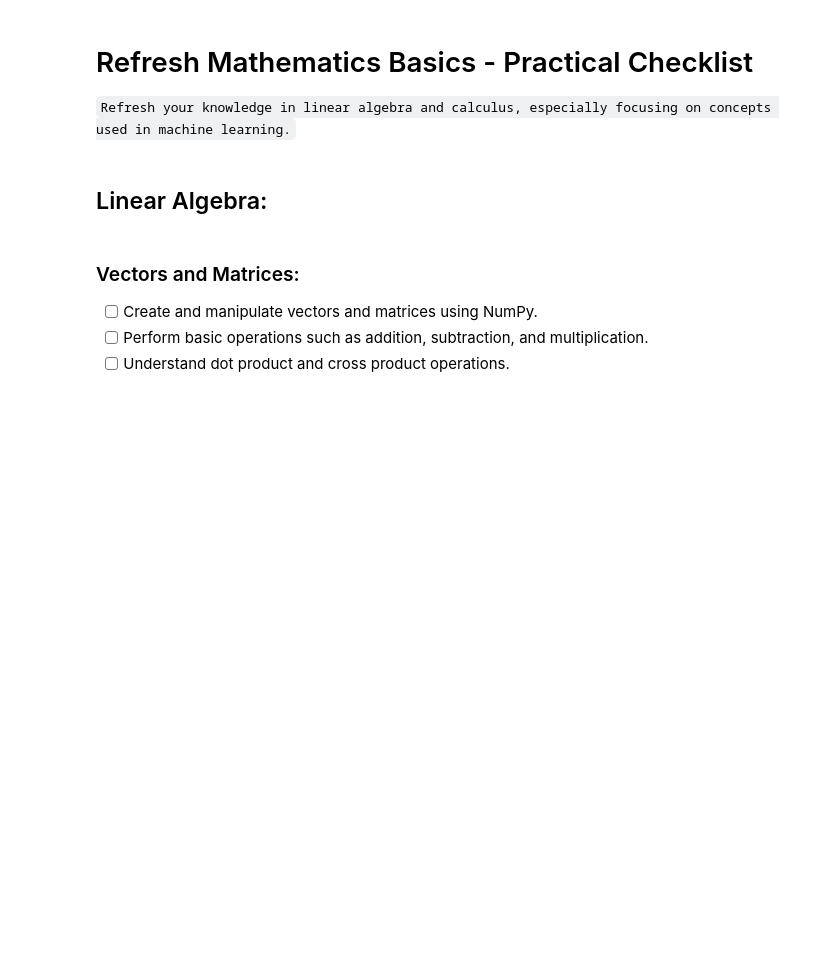
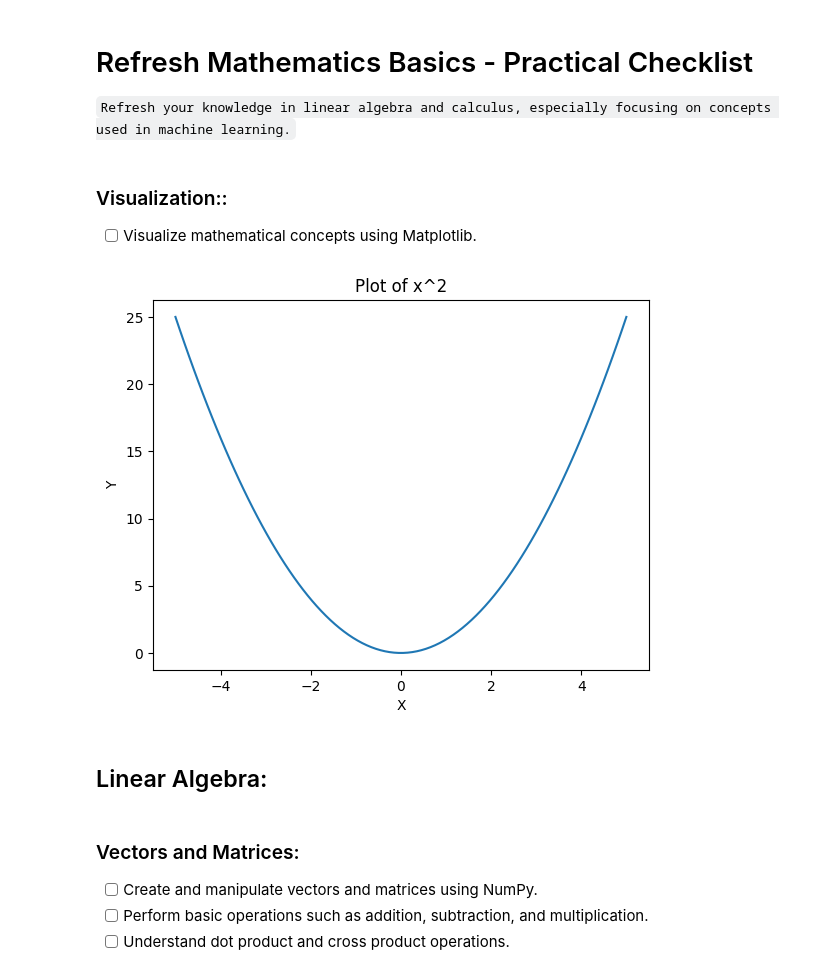
Before and after one commit to mr-rafiq/Machine_Learning_RoadMap, a Jupyter notebook: Refresh Mathematics Basics.ipynb, the cells around one changed output. Saved outputs shown, nothing was run; the diff lists cells and outputs as text; code cells hidden in the pictures; blank space fills up the shorter version.

Commit message:
Math with visuals

````diff
--- a/Refresh Mathematics Basics.ipynb
+++ b/Refresh Mathematics Basics.ipynb
@@ -2,6 +2,24 @@
 #  Refresh Mathematics Basics - Practical Checklist
 
 ```Refresh your knowledge in linear algebra and calculus, especially focusing on concepts used in machine learning.```
+# %% [markdown]
+ ### Visualization::
+  - [ ]  Visualize mathematical concepts using Matplotlib.
+# %%
+# Example: Plotting a function
+import matplotlib.pyplot as plt
+import numpy as np
+
+x_values_plot = np.linspace(-5, 5, 100)
+y_values_plot = x_values_plot**2
+
+plt.plot(x_values_plot, y_values_plot)
+plt.xlabel('X')
+plt.ylabel('Y')
+plt.title('Plot of x^2')
+plt.show()
+# %% [output]
+[figure, new version]
 # %% [markdown]
 ## Linear Algebra:
 # %% [markdown]
````
Also changed, not shown: parts of 12 cells of this notebook.
